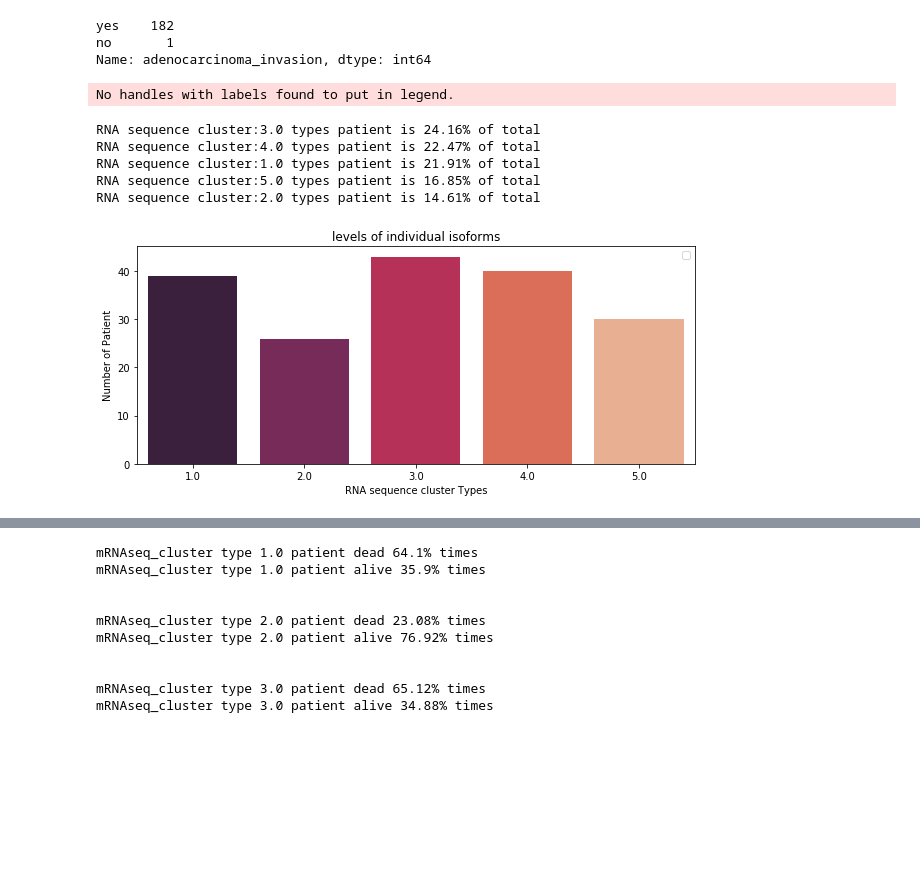
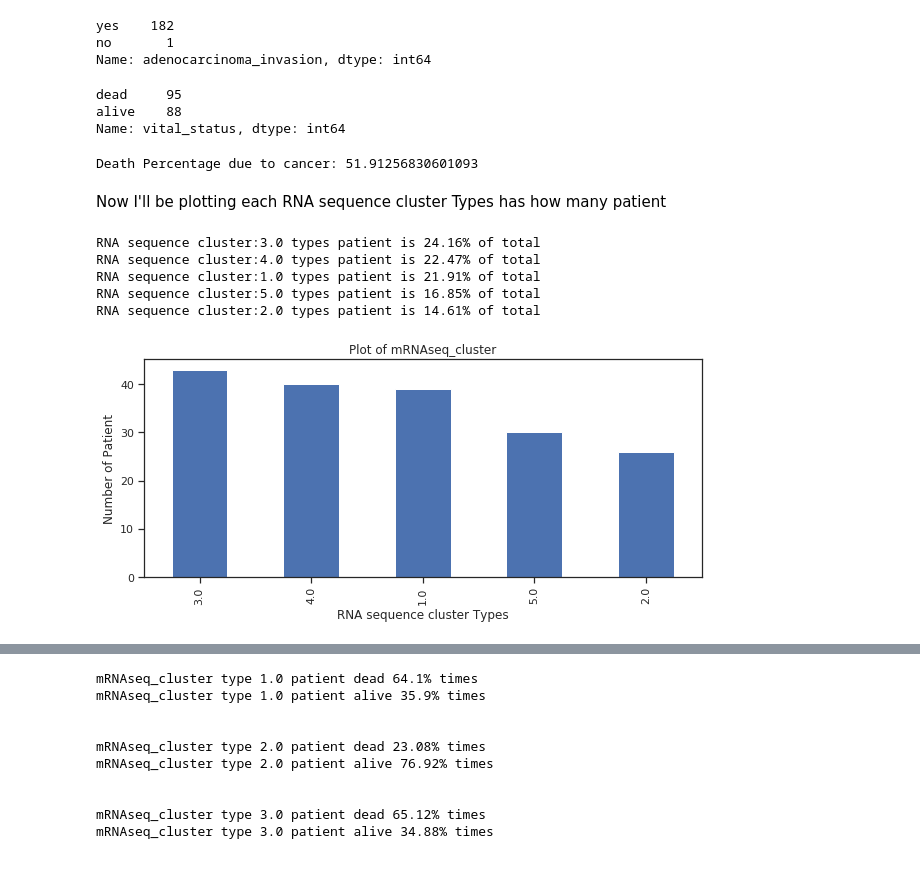
Before and after one commit to kaish114/Elucidata-Assignment-Internship, a Jupyter notebook: Elucidata_Assignment.ipynb, the cells around one changed output, grey strips where cells are left out. Drawn from its saved outputs; the diff is of its cells as text; code cells hidden in the pictures; blank space fills up the shorter version.

```diff
--- a/Elucidata_Assignment.ipynb
+++ b/Elucidata_Assignment.ipynb
@@ -117,8 +121,8 @@ We have:
 # %%
 # Read all portion of data
-col_meta_data = data.col_metadata_df #col_metadata
-row_meta_data = data.row_metadata_df #row_metadata
-my_data = data.data_df #data_matrix
+column_metadata = data.col_metadata_df #col_metadata
+row_metadata = data.row_metadata_df #row_metadata
+data_matrix = data.data_df #data_matrix
 # %% [markdown]
 Considering only Columns meta data
 # %%
@@ -154,7 +226,7 @@ Total 86 columns have missing value, and Total 9659 missing values in dataset
 # %%
-# Explore each columns of col_meatadata
-for col in col_meta_data.columns:
-    print(f"{col}:   {len(col_meta_data[col].unique())} unique values:")
+# Explore each columns of column_meatadata using a simple for loop
+for col in column_metadata.columns:
+    print(f"{col}:   {len(column_metadata[col].unique())} unique values:")
 # %% [output]
 participant_id:   178 unique values:
 sample_type:   3 unique values:
@@ -176,5 +261,4 @@ year_of_tobacco_smoking_onset:   31 unique values:
 # %%
-# drop columns which have constant value
-for col in col_meta_data.columns:
-    if len(col_meta_data[col].unique())<2:
-        col_meta_data.drop(columns=col, inplace=True)
+for col in column_metadata.columns:
+    if len(column_metadata[col].unique())<2:
+        column_metadata.drop(columns=col, inplace=True)
@@ -215,23 +327,40 @@ col_meta_data.adenocarcinoma_invasion.value_counts()
 yes    182
 no       1
 Name: adenocarcinoma_invasion, dtype: int64
+# %%
+column_metadata.vital_status.value_counts()
+# %% [output]
+dead     95
+alive    88
+Name: vital_status, dtype: int64
+# %%
+[dead, alive] = column_metadata.vital_status.value_counts()
+print("Death Percentage due to cancer:", (dead/(dead + alive))*100 )
+# %% [output]
+Death Percentage due to cancer: 51.91256830601093
+# %% [markdown]
+Now I'll be plotting each RNA sequence cluster Types has how many patient
 # %%
-conts_mRNA = col_meta_data.mRNAseq_cluster.value_counts()
+#Plot Using Matplotlib
+#sns.set(style="ticks", color_codes=True)
+#tips = sns.load_dataset("column_metadata")
+conts_mRNA = column_metadata.mRNAseq_cluster.value_counts()
+#sns.catplot(x="mRNAseq_cluster",  data=column_metadata , kind="swarm")
 plt.figure(figsize=(10,4))
-sns.barplot(x=conts_mRNA.index,y=conts_mRNA.values,palette="rocket")
+plt.title("Plot of mRNAseq_cluster")
 plt.ylabel('Number of Patient')
 plt.xlabel('RNA sequence cluster Types')
-plt.title('levels of individual isoforms')
-plt.legend()
+column_metadata['mRNAseq_cluster'].value_counts().plot(kind='bar')
+
+
 for i, index in enumerate(conts_mRNA.index):
     val = conts_mRNA.values[i]
     val_pcn = round(((val)/sum(conts_mRNA.values))*100, 2)
     print(f"RNA sequence cluster:{index} types patient is {val_pcn}% of total ")
 # %% [output]
-No handles with labels found to put in legend.
+RNA sequence cluster:3.0 types patient is 24.16% of total
+RNA sequence cluster:4.0 types patient is 22.47% of total
+RNA sequence cluster:1.0 types patient is 21.91% of total
+RNA sequence cluster:5.0 types patient is 16.85% of total
+RNA sequence cluster:2.0 types patient is 14.61% of total
-RNA sequence cluster:3.0 types patient is 24.16% of total
-RNA sequence cluster:4.0 types patient is 22.47% of total
-RNA sequence cluster:1.0 types patient is 21.91% of total
-RNA sequence cluster:5.0 types patient is 16.85% of total
-RNA sequence cluster:2.0 types patient is 14.61% of total
-[figure, old version]
+[figure, new version]
```
Also changed, not shown: parts of 43 cells of this notebook.
